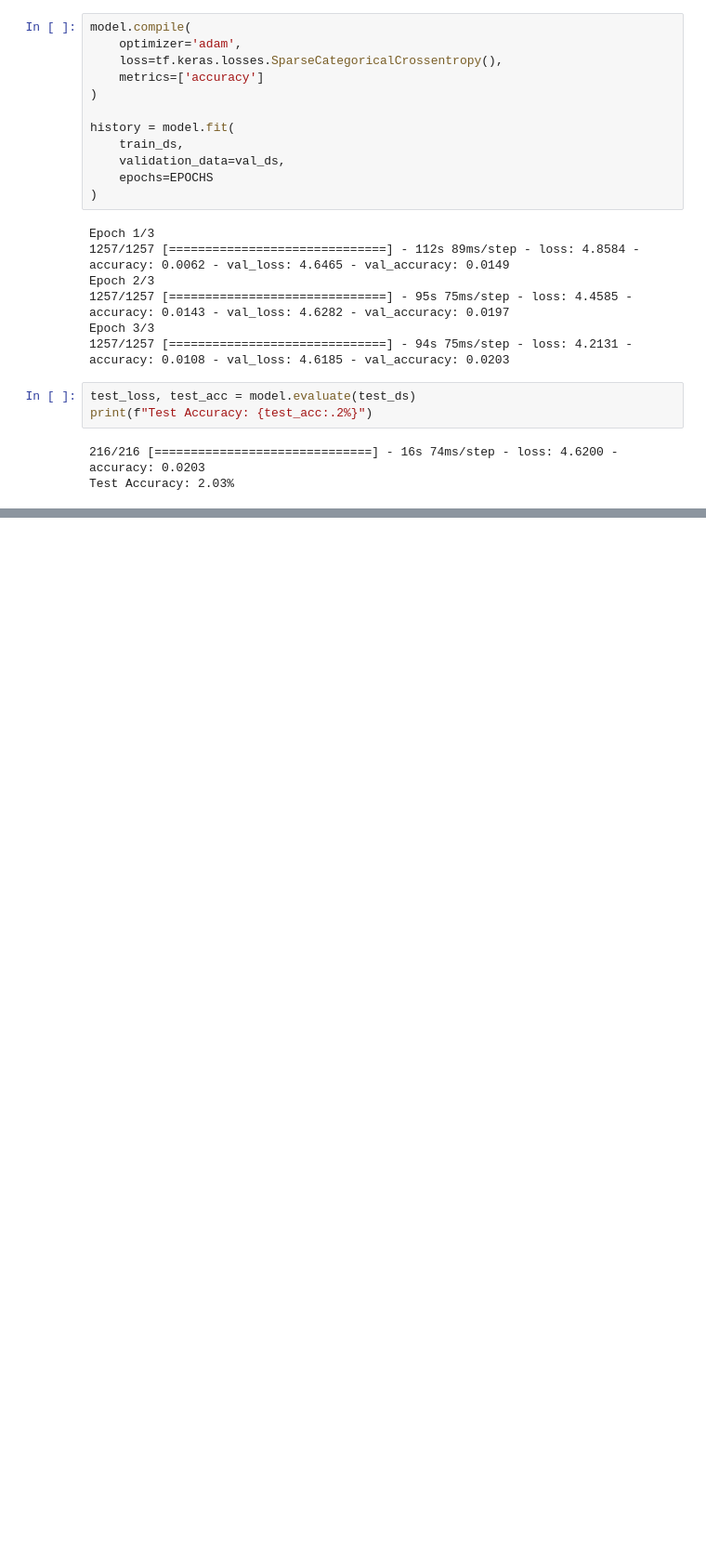
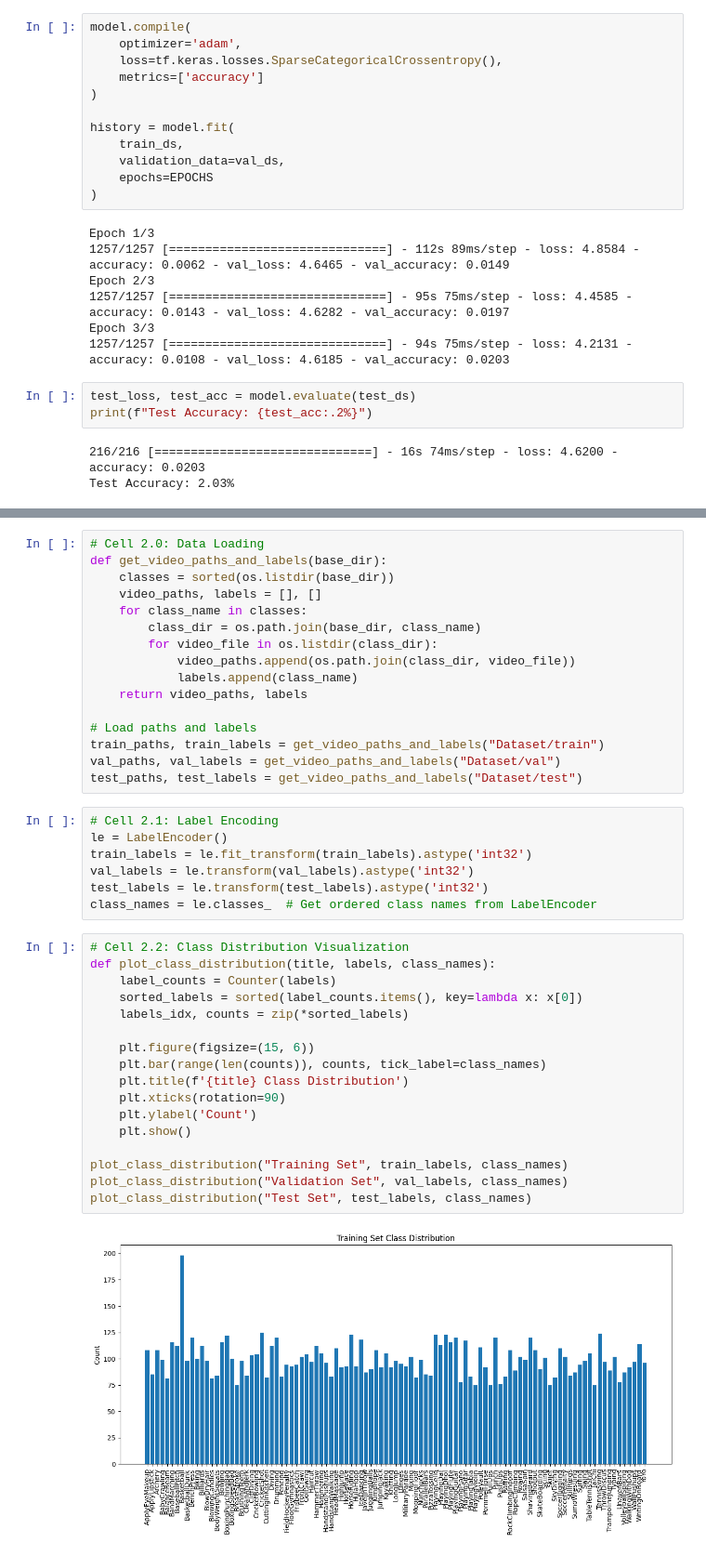
Before and after one commit to giraydorukyurt7/UCF101_VIDEO_CLASSIFIER_3D_CNN, a Jupyter notebook: UCF101_VIDEO_CLASSIFIER_3D_CNN.ipynb, the cells around one changed output, grey strips where cells are left out. Shown at 93% size. Cells and saved outputs as stored; diff of their text form; blank space fills up the shorter version.

```diff
--- a/UCF101_VIDEO_CLASSIFIER_3D_CNN.ipynb
+++ b/UCF101_VIDEO_CLASSIFIER_3D_CNN.ipynb
@@ -237,0 +329,42 @@ Test Accuracy: 2.03%
+# %%
+# Cell 2.0: Data Loading
+def get_video_paths_and_labels(base_dir):
+    classes = sorted(os.listdir(base_dir))
+    video_paths, labels = [], []
+    for class_name in classes:
+        class_dir = os.path.join(base_dir, class_name)
+        for video_file in os.listdir(class_dir):
+            video_paths.append(os.path.join(class_dir, video_file))
+            labels.append(class_name)
+    return video_paths, labels
+
+# Load paths and labels
+train_paths, train_labels = get_video_paths_and_labels("Dataset/train")
+val_paths, val_labels = get_video_paths_and_labels("Dataset/val")
+test_paths, test_labels = get_video_paths_and_labels("Dataset/test")
+# %%
+# Cell 2.1: Label Encoding
+le = LabelEncoder()
+train_labels = le.fit_transform(train_labels).astype('int32')
+val_labels = le.transform(val_labels).astype('int32')
+test_labels = le.transform(test_labels).astype('int32')
+class_names = le.classes_  # Get ordered class names from LabelEncoder
+# %%
+# Cell 2.2: Class Distribution Visualization
+def plot_class_distribution(title, labels, class_names):
+    label_counts = Counter(labels)
+    sorted_labels = sorted(label_counts.items(), key=lambda x: x[0])
+    labels_idx, counts = zip(*sorted_labels)
+
+    plt.figure(figsize=(15, 6))
+    plt.bar(range(len(counts)), counts, tick_label=class_names)
+    plt.title(f'{title} Class Distribution')
+    plt.xticks(rotation=90)
+    plt.ylabel('Count')
+    plt.show()
+
+plot_class_distribution("Training Set", train_labels, class_names)
+plot_class_distribution("Validation Set", val_labels, class_names)
+plot_class_distribution("Test Set", test_labels, class_names)
+# %% [output]
+[figure, added]
```
Also changed, not shown: parts of 18 cells of this notebook.
